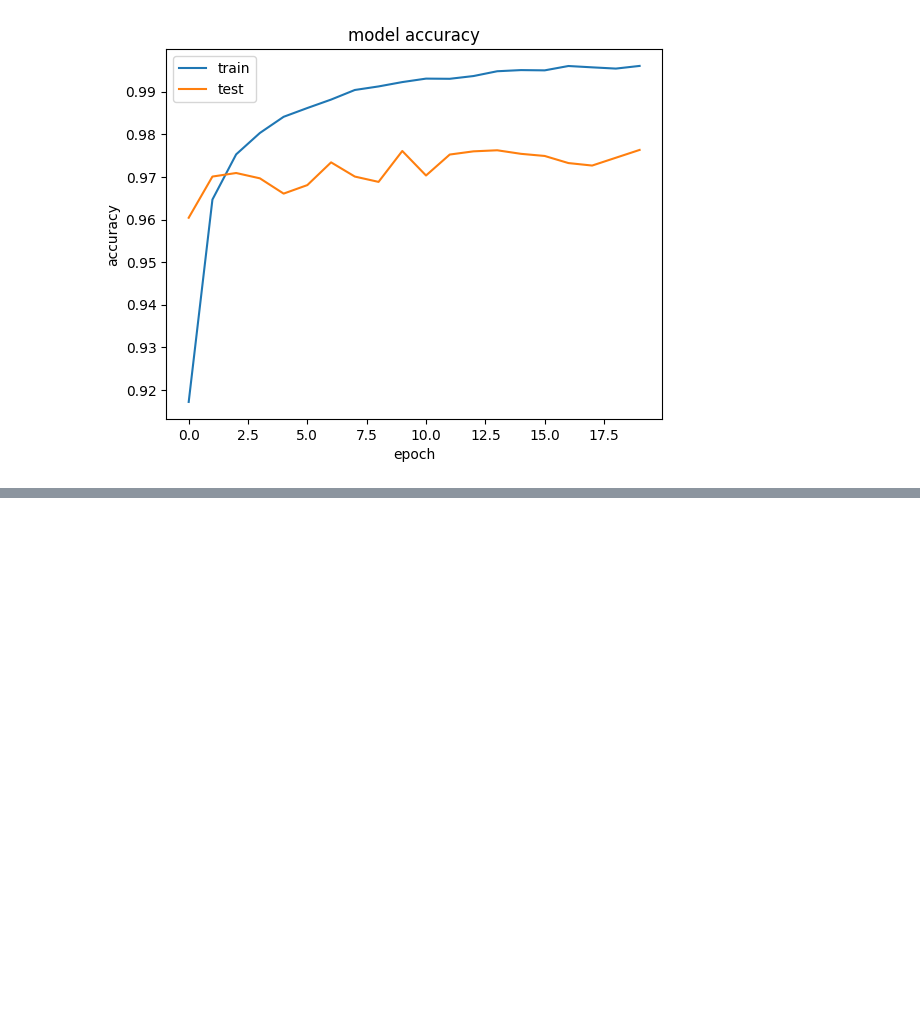
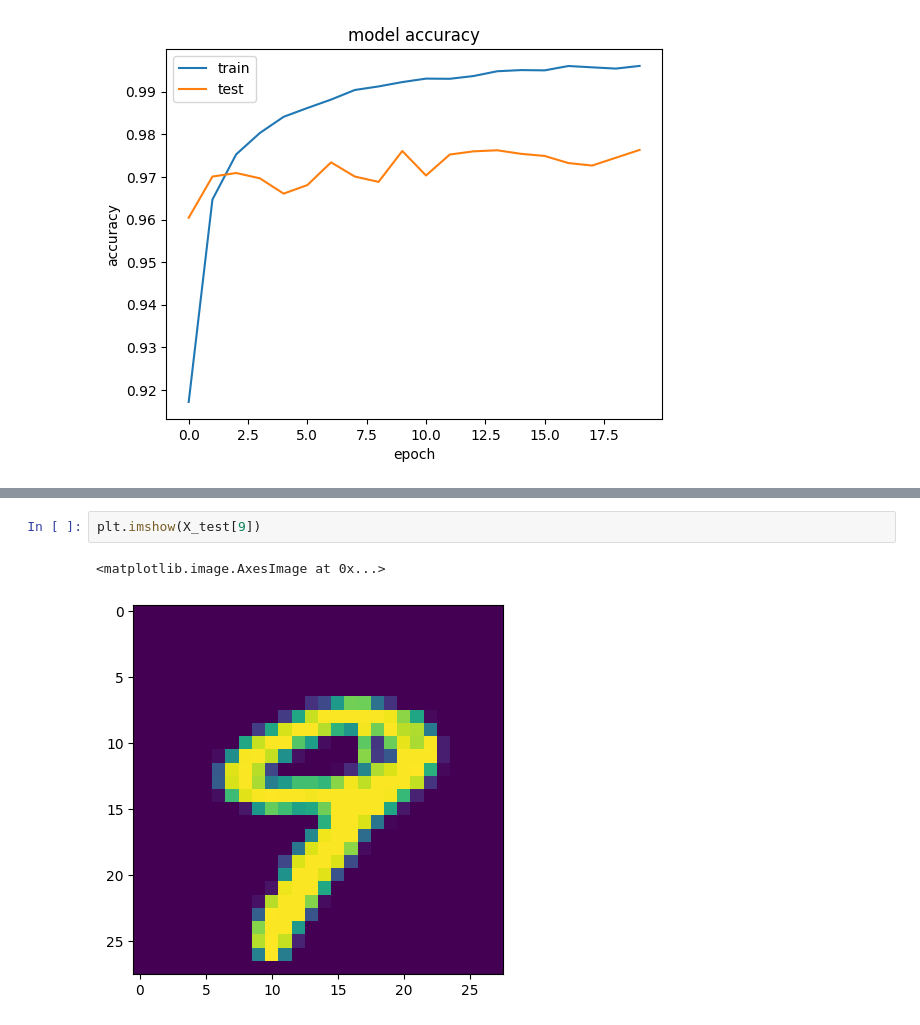
Before and after one commit to nitinlodhi019/Digit-Classifier-ANN, a Jupyter notebook: Handwritten_Digit_Classifier.ipynb, the cells around one changed output, grey strips where cells are left out. Drawn from its saved outputs; the diff is of its cells as text; blank space fills up the shorter version.

```diff
--- a/Handwritten_Digit_Classifier.ipynb
+++ b/Handwritten_Digit_Classifier.ipynb
@@ -249,0 +257,5 @@ plt.show()
+# %%
+plt.imshow(X_test[9])
+# %% [output]
+<matplotlib.image.AxesImage at 0x...>
+[figure, added]
```
Also changed, not shown: parts of 5 cells of this notebook.
